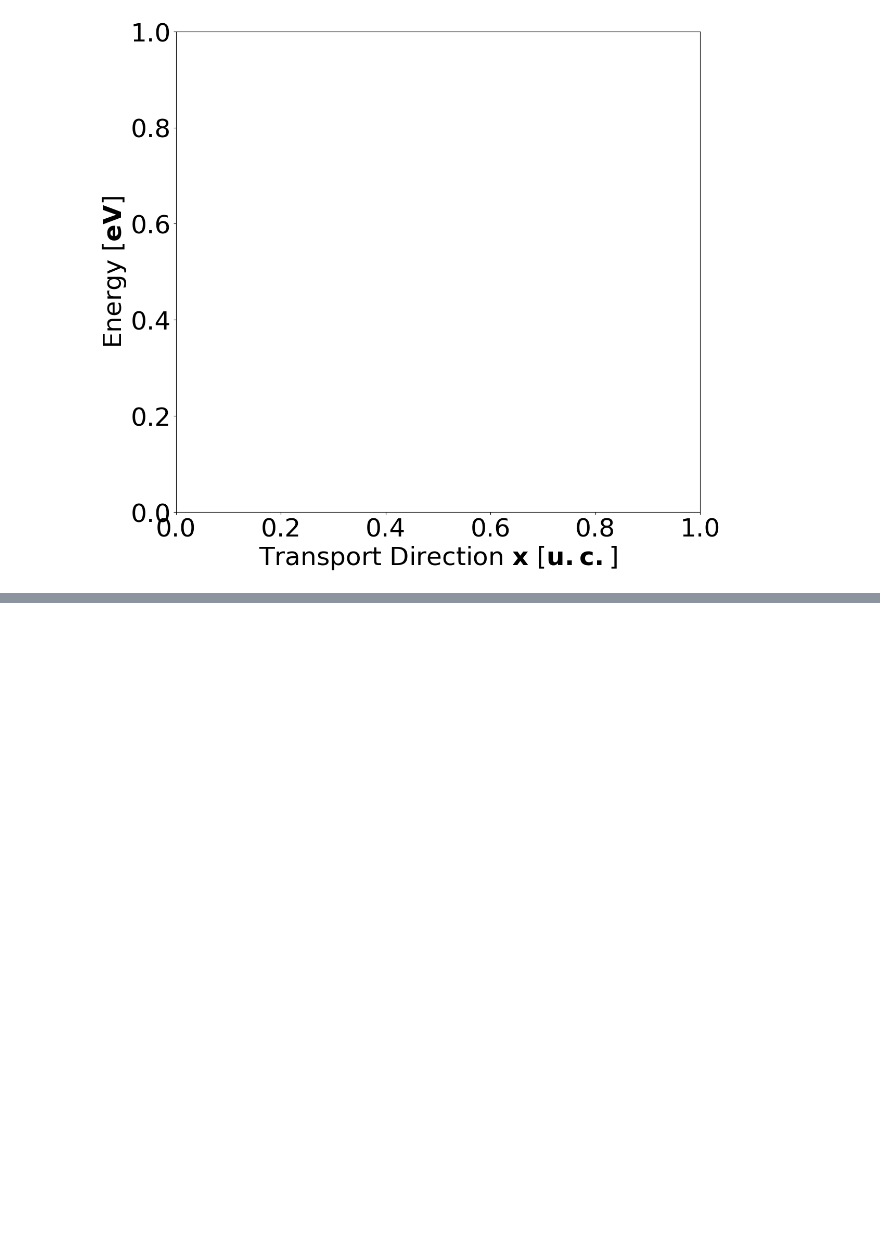
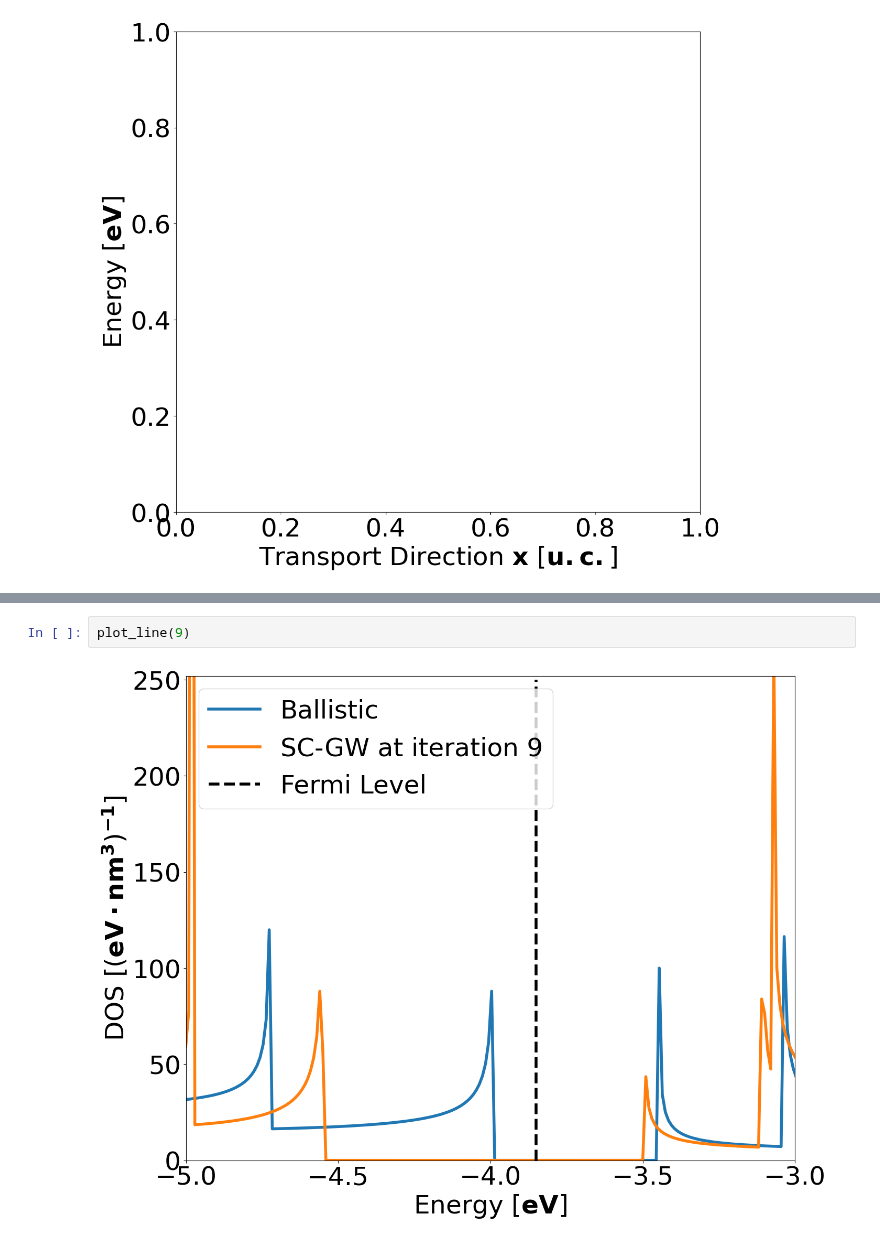
Before and after one commit to Nano-TCAD/QuaTrEx, a Jupyter notebook: quatrex/results/CNT_sc/analysis.ipynb, the cells around one changed output, grey strips where cells are left out. Saved outputs shown, nothing was run; the diff lists cells and outputs as text; blank space fills up the shorter version.

```diff
--- a/quatrex/results/CNT_sc/analysis.ipynb
+++ b/quatrex/results/CNT_sc/analysis.ipynb
@@ -101,0 +153,4 @@ plt.savefig('dos.png', dpi= 150)
+# %%
+plot_line(9)
+# %% [output]
+[figure, added]
```
Also changed, not shown: parts of 5 cells of this notebook, 5 other files.
